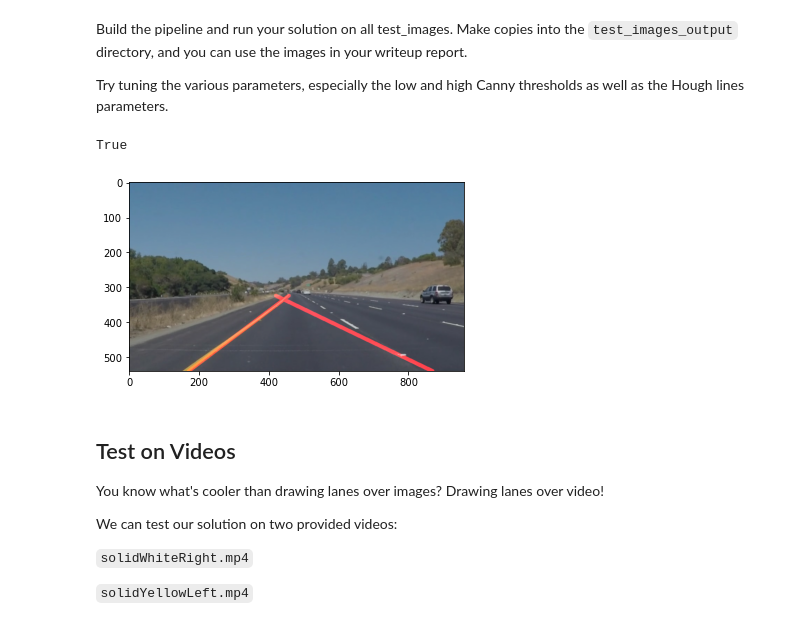
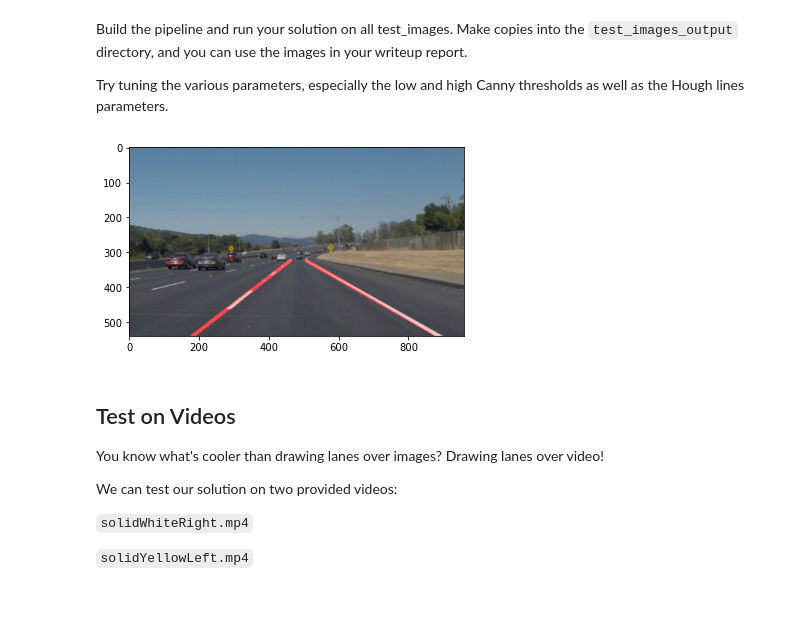
Before and after one commit to JoaoGranja/Finding-Lane-Lines, a Jupyter notebook: P1.ipynb, the cells around one changed output. Saved outputs shown, nothing was run; the diff lists cells and outputs as text; code cells hidden in the pictures.

```diff
--- a/P1.ipynb
+++ b/P1.ipynb
@@ -246,55 +246,54 @@ if not os.path.exists(output_path):
     os.mkdir(output_path)
 # %%
 images_path = "test_images"
-image_names = os.listdir(images_path)
-image_name = image_names[0]
-#for image_name in os.listdir(images_path):
+#image_names = os.listdir(images_path)
+#image_name = image_names[0]
+for image_name in os.listdir(images_path):
 
-image_name = os.path.join(images_path, image_name)
+    image_name = os.path.join(images_path, image_name)
 
-# 1 - Read and grayscale the image
-image = mpimg.imread(image_name)
-gray_image = grayscale(image)
-#plt.imshow(image_gray)
+    # 1 - Read and grayscale the image
+    image = mpimg.imread(image_name)
+    gray_image = grayscale(image)
+    #plt.imshow(image_gray)
 
-# 2 - Apply Gaussian smoothing
-blur_gray_image = gaussian_blur(gray_image, 5)
-#plt.imshow(blur_gray_image)
+    # 2 - Apply Gaussian smoothing
+    blur_gray_image = gaussian_blur(gray_image, 5)
+    #plt.imshow(blur_gray_image)
 
-# 3 - Canny edge detection
-canny_image = canny(blur_gray_image, 50, 150)
-#plt.imshow(canny_image)
+    # 3 - Canny edge detection
+    canny_image = canny(blur_gray_image, 50, 150)
+    #plt.imshow(canny_image)
 
-# 4 - Define and mask image with a region of interest
-imshape = canny_image.shape
-left_bottom = ((2.5/20)*imshape[1],imshape[0])
-left_up = ((9.3/20)*imshape[1], (12/20)*imshape[0])
-right_up = ((11/20)*imshape[1], (12/20)*imshape[0])
-right_bottom = ((19/20)*imshape[1],imshape[0])
+    # 4 - Define and mask image with a region of interest
+    imshape = canny_image.shape
+    left_bottom = ((2.5/20)*imshape[1],imshape[0])
+    left_up = ((9.3/20)*imshape[1], (12/20)*imshape[0])
+    right_up = ((11/20)*imshape[1], (12/20)*imshape[0])
+    right_bottom = ((19/20)*imshape[1],imshape[0])
 
-vertices = np.array([[left_bottom,left_up ,right_up,right_bottom ]], dtype=np.int32)
-masked_image = region_of_interest(canny_image, vertices)
-#plt.imshow(masked_image)
+    vertices = np.array([[left_bottom,left_up ,right_up,right_bottom ]], dtype=np.int32)
+    masked_image = region_of_interest(canny_image, vertices)
+    #plt.imshow(masked_image)
 
-# 5 - Apply Hough Transform and draw lines
-# Define the Hough transform parameters
-rho = 2 # distance resolution in pixels of the Hough grid
-theta = np.pi/180 # angular resolution in radians of the Hough grid
-threshold = 15 # minimum number of votes (intersections in Hough grid cell)
-min_line_length = 25 #minimum number of pixels making up a line
-max_line_gap = 15    # maximum gap in pixels between connectable line segments
+    # 5 - Apply Hough Transform and draw lines
+    # Define the Hough transform parameters
+    rho = 2 # distance resolution in pixels of the Hough grid
+    theta = np.pi/180 # angular resolution in radians of the Hough grid
+    threshold = 15 # minimum number of votes (intersections in Hough grid cell)
+    min_line_length = 25 #minimum number of pixels making up a line
+    max_line_gap = 15    # maximum gap in pixels between connectable line segments
 
-line_image = hough_lines(masked_image, rho, theta, threshold, min_line_length, max_line_gap)
+    line_image = hough_lines(masked_image, rho, theta, threshold, min_line_length, max_line_gap)
 
-# 6 - Combine line_image to the masked_image
-output_image = weighted_img(line_image, image)
-plt.imshow(output_image)
+    # 6 - Combine line_image to the masked_image
+    output_image = weighted_img(line_image, image)
+    plt.imshow(output_image)
 
-# Save image on test_images_output Directory
-cv2.imwrite(os.path.join(output_path, os.path.basename(image_name)), cv2.cvtColor(output_image, cv2.COLOR_RGB2BGR))
+    # Save image on test_images_output Directory
+    cv2.imwrite(os.path.join(output_path, os.path.basename(image_name)), cv2.cvtColor(output_image, cv2.COLOR_RGB2BGR))
 # %% [output]
-True
-[figure, old version]
+[figure, new version]
 # %% [markdown]
 ## Test on Videos
 
```
Also changed, not shown: 6 other files.
